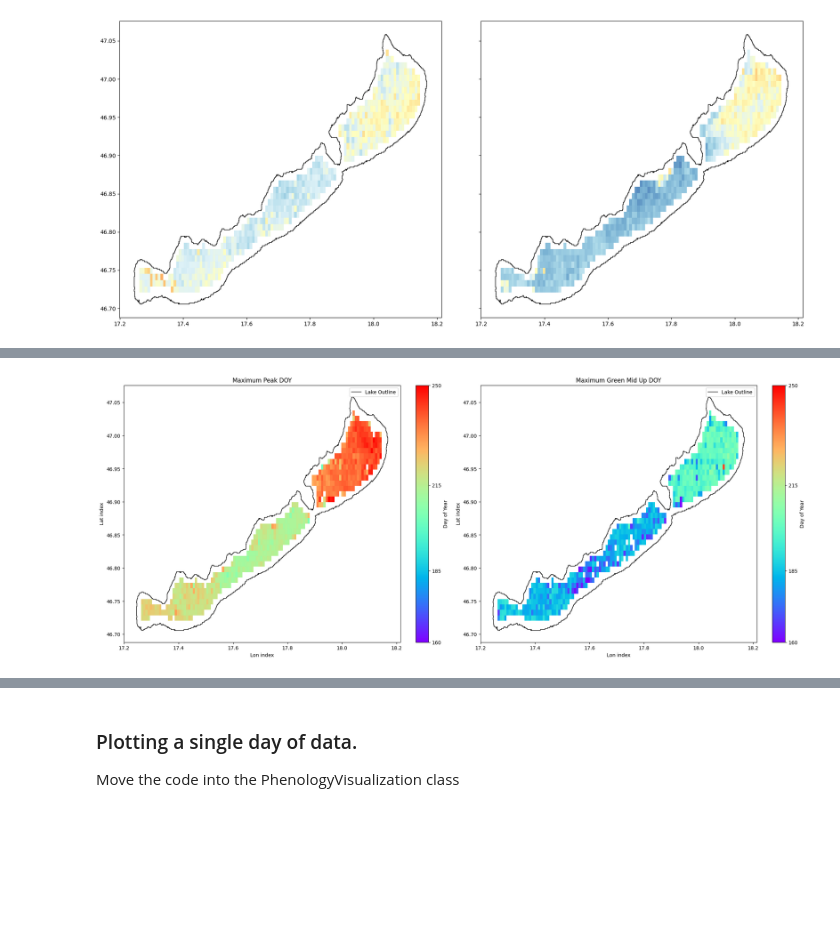
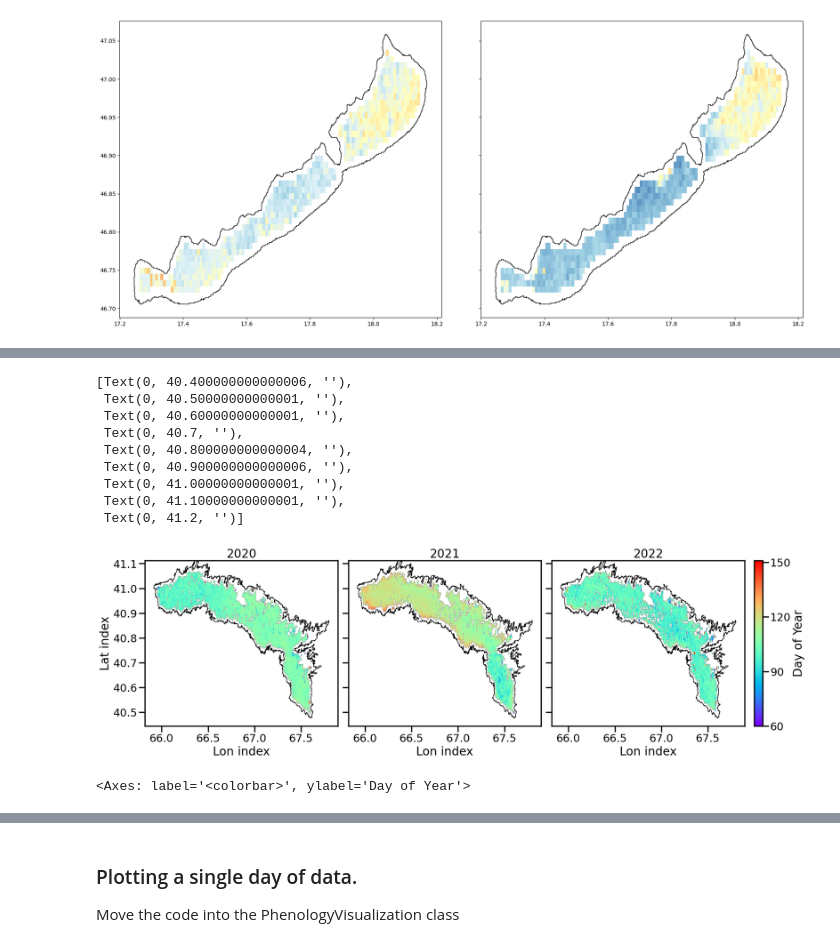
Before and after one commit to eawag-surface-waters-research/cci-cyano-production, a Jupyter notebook: notebooks/example_plotting.ipynb, the cells around one changed output, grey strips where cells are left out. Cells and saved outputs as stored; diff of their text form; code cells hidden in the pictures; blank space fills up the shorter version.

```diff
--- a/notebooks/example_plotting.ipynb
+++ b/notebooks/example_plotting.ipynb
@@ -196,13 +224,35 @@ plt.tight_layout()
 # %%
 # Plotting the DOY the maximum peak and maximum green mid up occured
-fig, axs = plt.subplots(1,2,figsize = (20,8), constrained_layout = True)
-chla_v3.time_map(fig, axs[0], year = 2010, peaks = True)
-chla_v3.time_map(fig, axs[1], year = 2010, peaks = False)
+fig, axs = plt.subplots(1,3,figsize = (20,6), constrained_layout = True)
+chla_v3.time_map(fig, axs[0], year = 2020, peaks = True,DOY_range=[60,150],colorbar=False)
+chla_v3.time_map(fig, axs[1], year = 2021, peaks = True, DOY_range=[60,150],colorbar=False)
+chla_v3.time_map(fig, axs[2], year = 2022, peaks = True,DOY_range=[60,151])
 
-axs[0].set_title("Maximum Peak DOY")
-axs[1].set_title("Maximum Green Mid Up DOY");
+axs[0].set_title("2020")
+axs[1].set_title("2021")
+axs[2].set_title("2022");
+axs[0].legend().remove()
+axs[2].legend().remove()
+axs[1].legend().remove()
+axs[1].set_ylabel('')
+axs[1].set_yticklabels([])
+axs[2].set_ylabel('')
+axs[2].set_yticklabels([])
 # %% [output]
+[Text(0, 40.400000000000006, ''),
+ Text(0, 40.50000000000001, ''),
+ Text(0, 40.60000000000001, ''),
+ Text(0, 40.7, ''),
+ Text(0, 40.800000000000004, ''),
+ Text(0, 40.900000000000006, ''),
+ Text(0, 41.00000000000001, ''),
+ Text(0, 41.10000000000001, ''),
+ Text(0, 41.2, '')]
-[figure, old version]
+[figure, new version]
+# %%
+fig.get_children()[-2]
+# %% [output]
+<Axes: label='<colorbar>', ylabel='Day of Year'>
 # %%
 # Compare single years
 %matplotlib inline
```
Also changed, not shown: parts of 12 cells of this notebook, 1 other file.
